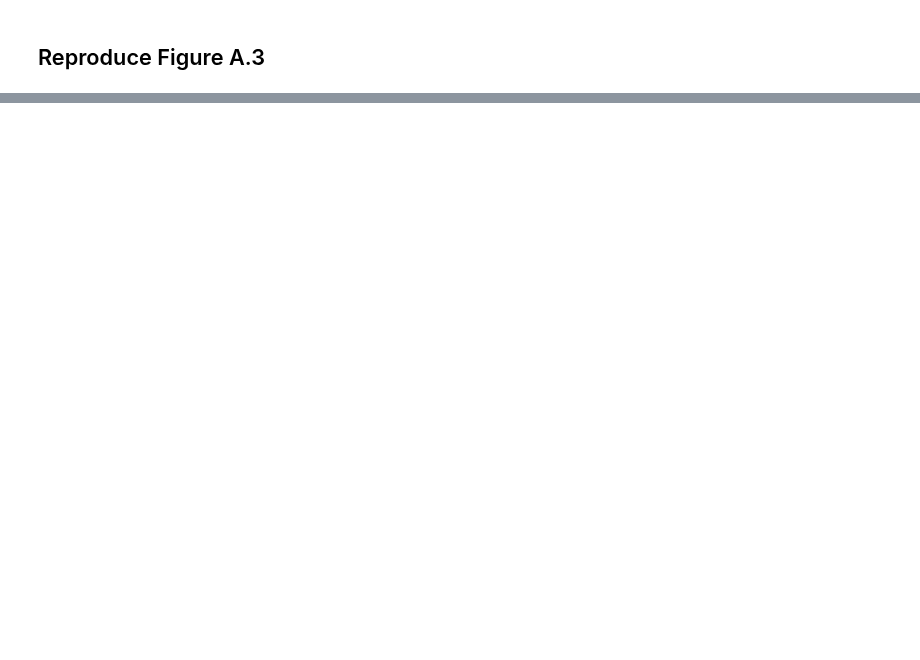
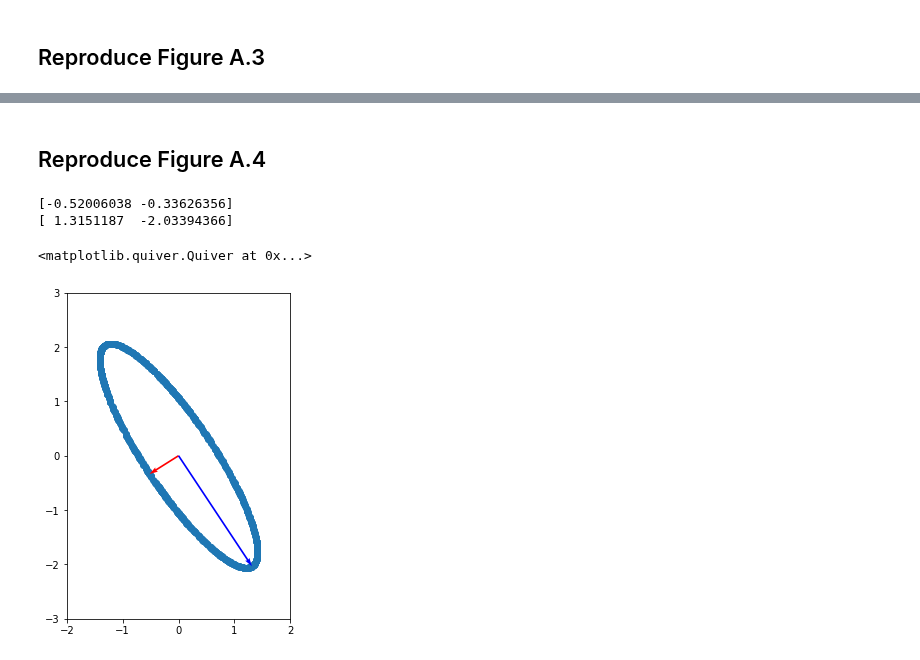
Before and after one commit to gnitnaw/Programs, a Jupyter notebook: Appendices/Linear Algebra/DSML_App_A.ipynb, the cells around one changed output, grey strips where cells are left out. Cells and saved outputs as stored; diff of their text form; code cells hidden in the pictures; blank space fills up the shorter version.

```diff
--- a/Appendices/Linear Algebra/DSML_App_A.ipynb
+++ b/Appendices/Linear Algebra/DSML_App_A.ipynb
@@ -62,0 +108,18 @@ plt.show()
+# %% [markdown]
+## Reproduce Figure A.4
+# %%
+vv0 = vv.T[0] * wws[0]
+vv1 = vv.T[1] * wws[1]
+print(vv0)
+print(vv1)
+plt.figure(figsize=(4,6))
+plt.xlim(-2, 2)
+plt.ylim(-3, 3)
+plt.scatter(Ell[0], Ell[1])
+plt.quiver(*origin, *vv0, color=['r'], angles='xy', scale_units='xy', scale=1)
+plt.quiver(*origin, *vv1, color=['b'], angles='xy', scale_units='xy', scale=1)
+# %% [output]
+[-0.52006038 -0.33626356]
+[ 1.3151187  -2.03394366]
+<matplotlib.quiver.Quiver at 0x...>
+[figure, added]
```
Also changed, not shown: parts of 9 cells of this notebook.
